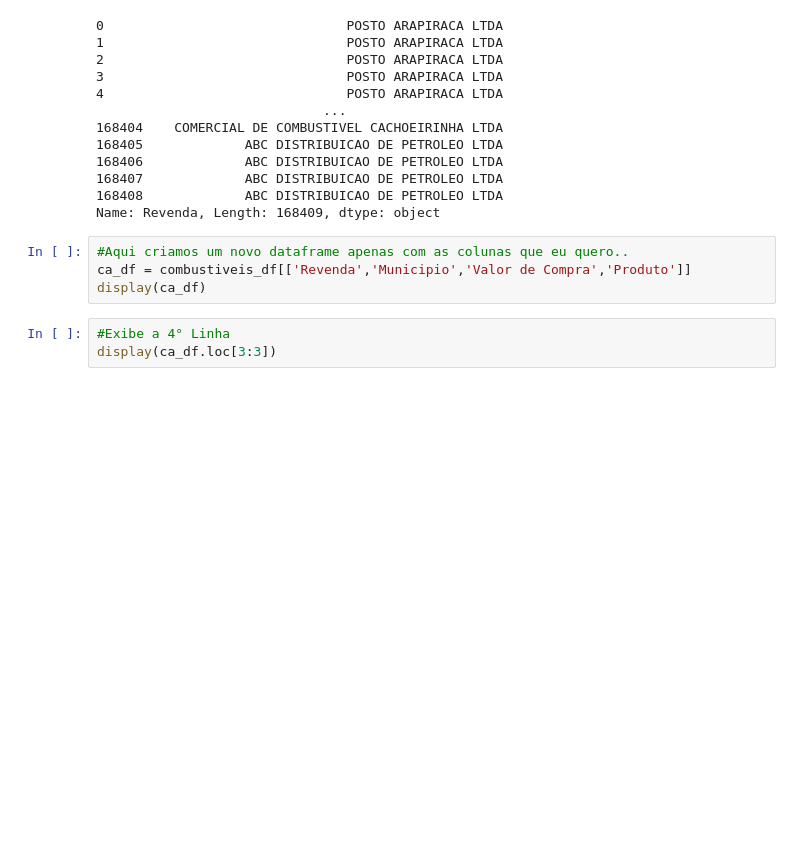
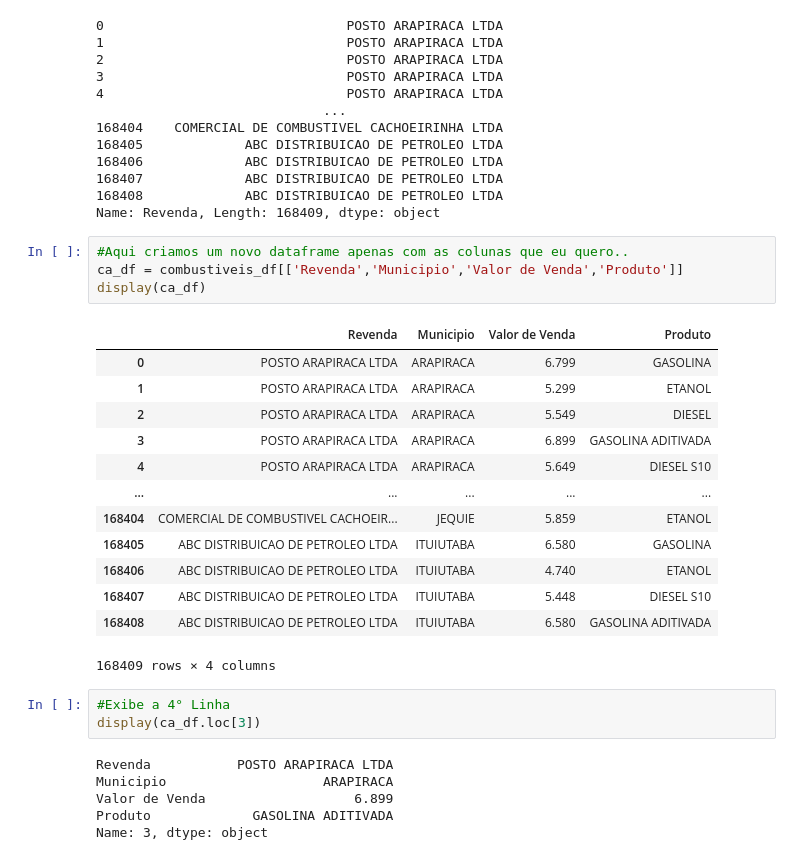
Before and after one commit to Diogolcs/AnimaCursoExtesaoPythonPandas2023-2, a Jupyter notebook: Primeiro_exemplo_em_Pandas.ipynb, the cells around one changed output. Saved outputs shown, nothing was run; the diff lists cells and outputs as text; blank space fills up the shorter version.

```diff
--- a/Primeiro_exemplo_em_Pandas.ipynb
+++ b/Primeiro_exemplo_em_Pandas.ipynb
@@ -64,9 +116,29 @@ display(combustiveis_df['Revenda'])
 Name: Revenda, Length: 168409, dtype: object
 # %%
 #Aqui criamos um novo dataframe apenas com as colunas que eu quero..
-ca_df = combustiveis_df[['Revenda','Municipio','Valor de Compra','Produto']]
+ca_df = combustiveis_df[['Revenda','Municipio','Valor de Venda','Produto']]
 display(ca_df)
+# %% [output]
+|  | Revenda | Municipio | Valor de Venda | Produto |
+| 0 | POSTO ARAPIRACA LTDA | ARAPIRACA | 6.799 | GASOLINA |
+| 1 | POSTO ARAPIRACA LTDA | ARAPIRACA | 5.299 | ETANOL |
+| 2 | POSTO ARAPIRACA LTDA | ARAPIRACA | 5.549 | DIESEL |
+| 3 | POSTO ARAPIRACA LTDA | ARAPIRACA | 6.899 | GASOLINA ADITIVADA |
+| 4 | POSTO ARAPIRACA LTDA | ARAPIRACA | 5.649 | DIESEL S10 |
+| ... | ... | ... | ... | ... |
+| 168404 | COMERCIAL DE COMBUSTIVEL CACHOEIR... | JEQUIE | 5.859 | ETANOL |
+| 168405 | ABC DISTRIBUICAO DE PETROLEO LTDA | ITUIUTABA | 6.580 | GASOLINA |
+| 168406 | ABC DISTRIBUICAO DE PETROLEO LTDA | ITUIUTABA | 4.740 | ETANOL |
+| 168407 | ABC DISTRIBUICAO DE PETROLEO LTDA | ITUIUTABA | 5.448 | DIESEL S10 |
+| 168408 | ABC DISTRIBUICAO DE PETROLEO LTDA | ITUIUTABA | 6.580 | GASOLINA ADITIVADA |
+168409 rows × 4 columns
 # %%
 #Exibe a 4° Linha
-display(ca_df.loc[3:3])
+display(ca_df.loc[3])
+# %% [output]
+Revenda           POSTO ARAPIRACA LTDA
+Municipio                    ARAPIRACA
+Valor de Venda                   6.899
+Produto             GASOLINA ADITIVADA
+Name: 3, dtype: object
 # %%
```
Also changed, not shown: parts of 16 cells of this notebook.
